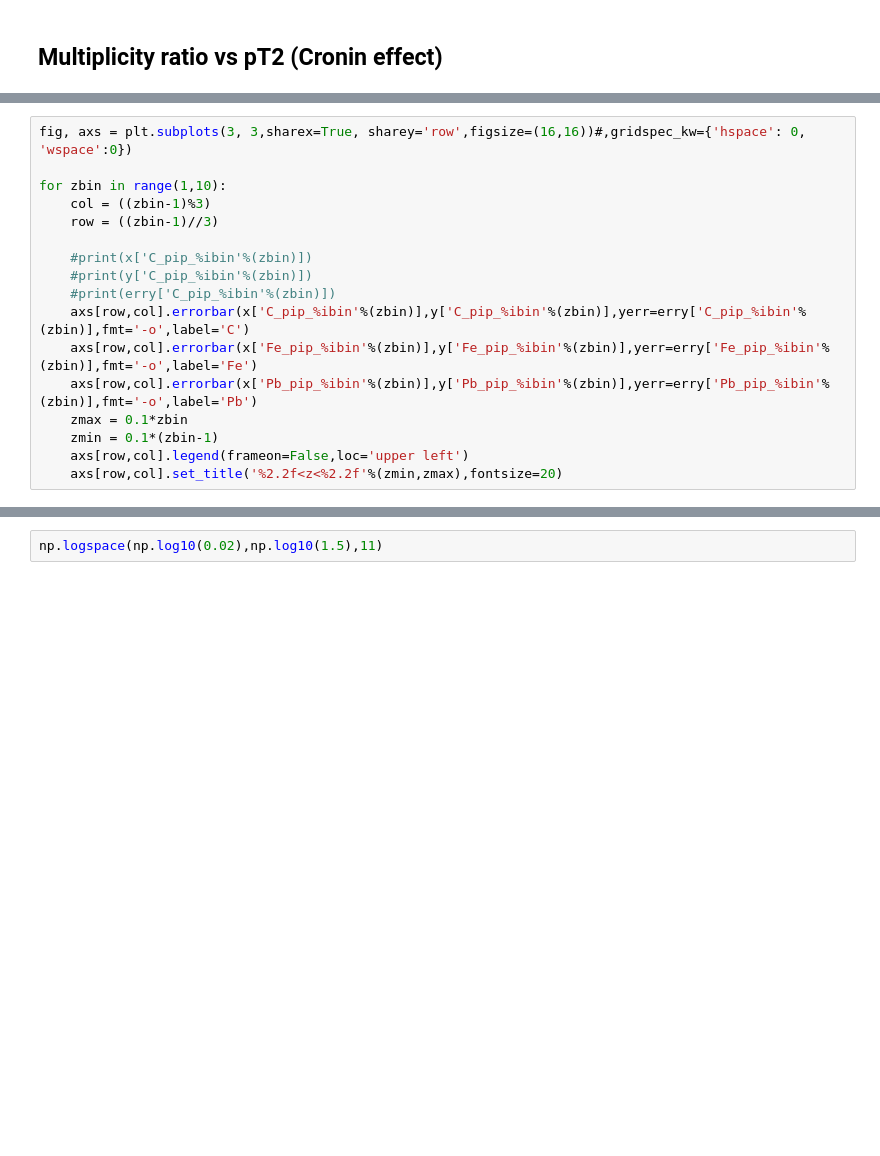
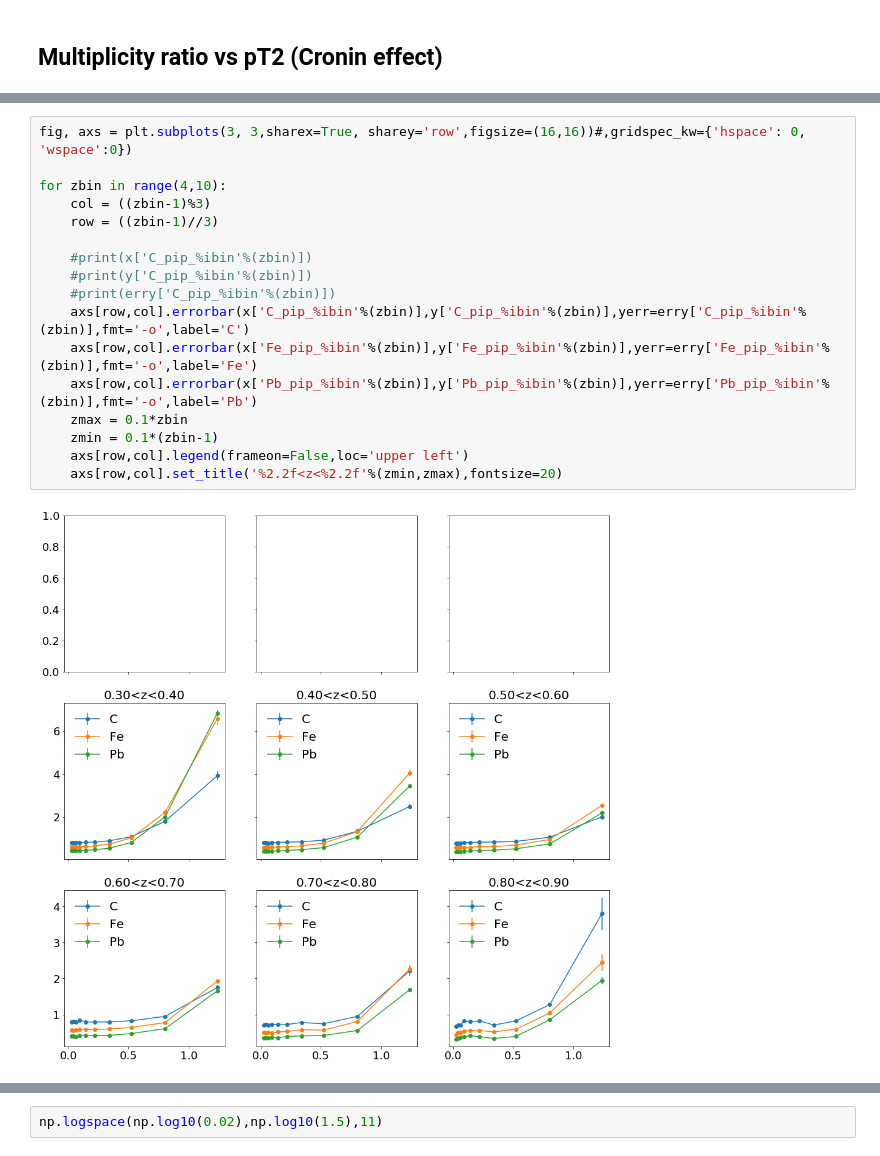
Before and after one commit to miguelignacio/eg2dihadron, a Jupyter notebook: MultiplicityRatioPlots.ipynb, the cells around one changed output, grey strips where cells are left out. Cells and saved outputs as stored; diff of their text form; blank space fills up the shorter version.

```diff
--- a/MultiplicityRatioPlots.ipynb
+++ b/MultiplicityRatioPlots.ipynb
@@ -272,20 +362,22 @@ for zbin in range(2,10):
 # %%
 fig, axs = plt.subplots(3, 3,sharex=True, sharey='row',figsize=(16,16))#,gridspec_kw={'hspace': 0, 'wspace':0})
 
-for zbin in range(1,10):
+for zbin in range(4,10):
     col = ((zbin-1)%3)
     row = ((zbin-1)//3)
 
     #print(x['C_pip_%ibin'%(zbin)])
     #print(y['C_pip_%ibin'%(zbin)])
     #print(erry['C_pip_%ibin'%(zbin)])
     axs[row,col].errorbar(x['C_pip_%ibin'%(zbin)],y['C_pip_%ibin'%(zbin)],yerr=erry['C_pip_%ibin'%(zbin)],fmt='-o',label='C')
     axs[row,col].errorbar(x['Fe_pip_%ibin'%(zbin)],y['Fe_pip_%ibin'%(zbin)],yerr=erry['Fe_pip_%ibin'%(zbin)],fmt='-o',label='Fe')
     axs[row,col].errorbar(x['Pb_pip_%ibin'%(zbin)],y['Pb_pip_%ibin'%(zbin)],yerr=erry['Pb_pip_%ibin'%(zbin)],fmt='-o',label='Pb')
     zmax = 0.1*zbin
     zmin = 0.1*(zbin-1)
     axs[row,col].legend(frameon=False,loc='upper left')
     axs[row,col].set_title('%2.2f<z<%2.2f'%(zmin,zmax),fontsize=20)
+# %% [output]
+[figure, added]
 # %%
 x_data = np.array([0.05,0.15,0.25,0.35,0.45,0.55,0.65,0.75,0.85,0.95])
 y_data = {}
```
Also changed, not shown: parts of 9 cells of this notebook, 4 other files.
